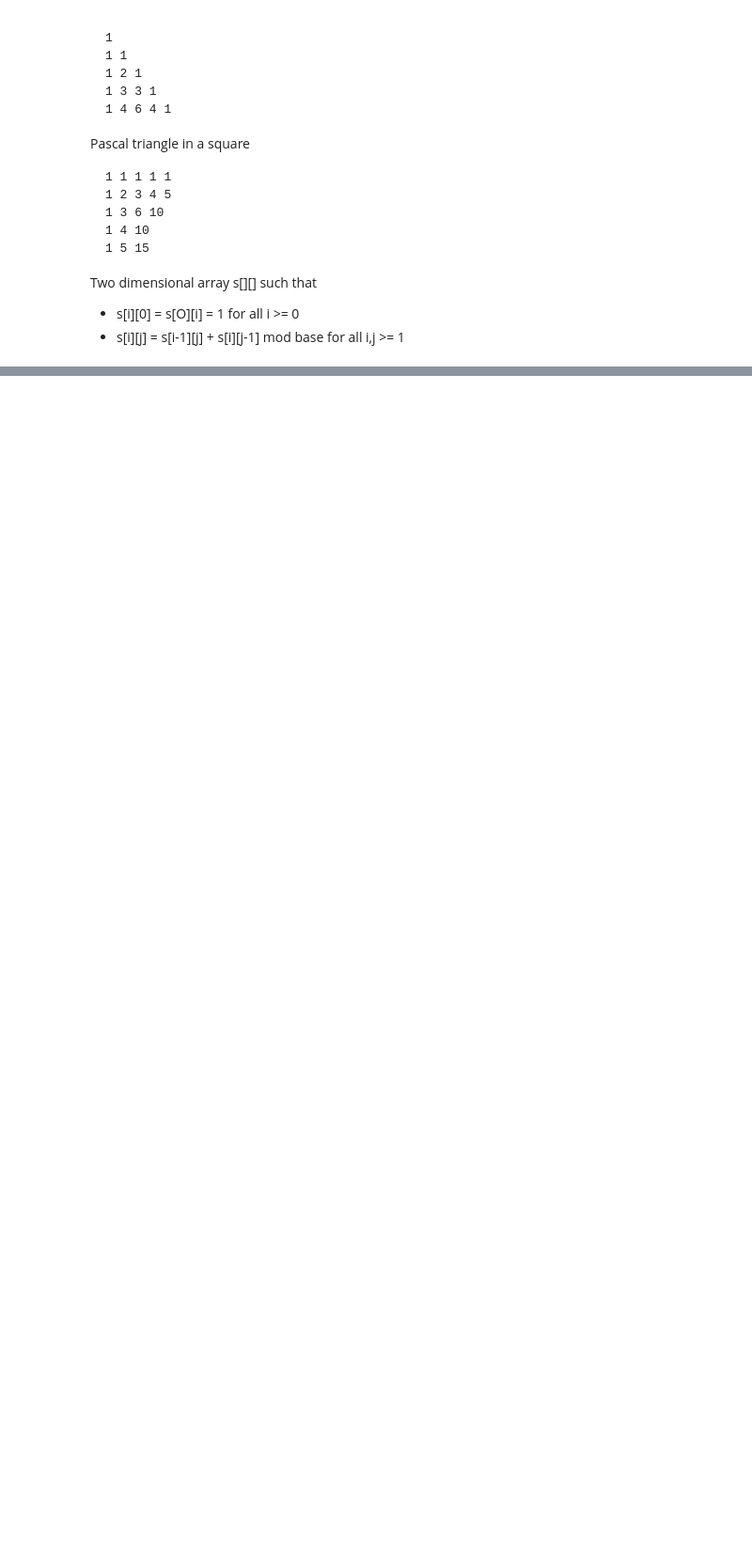
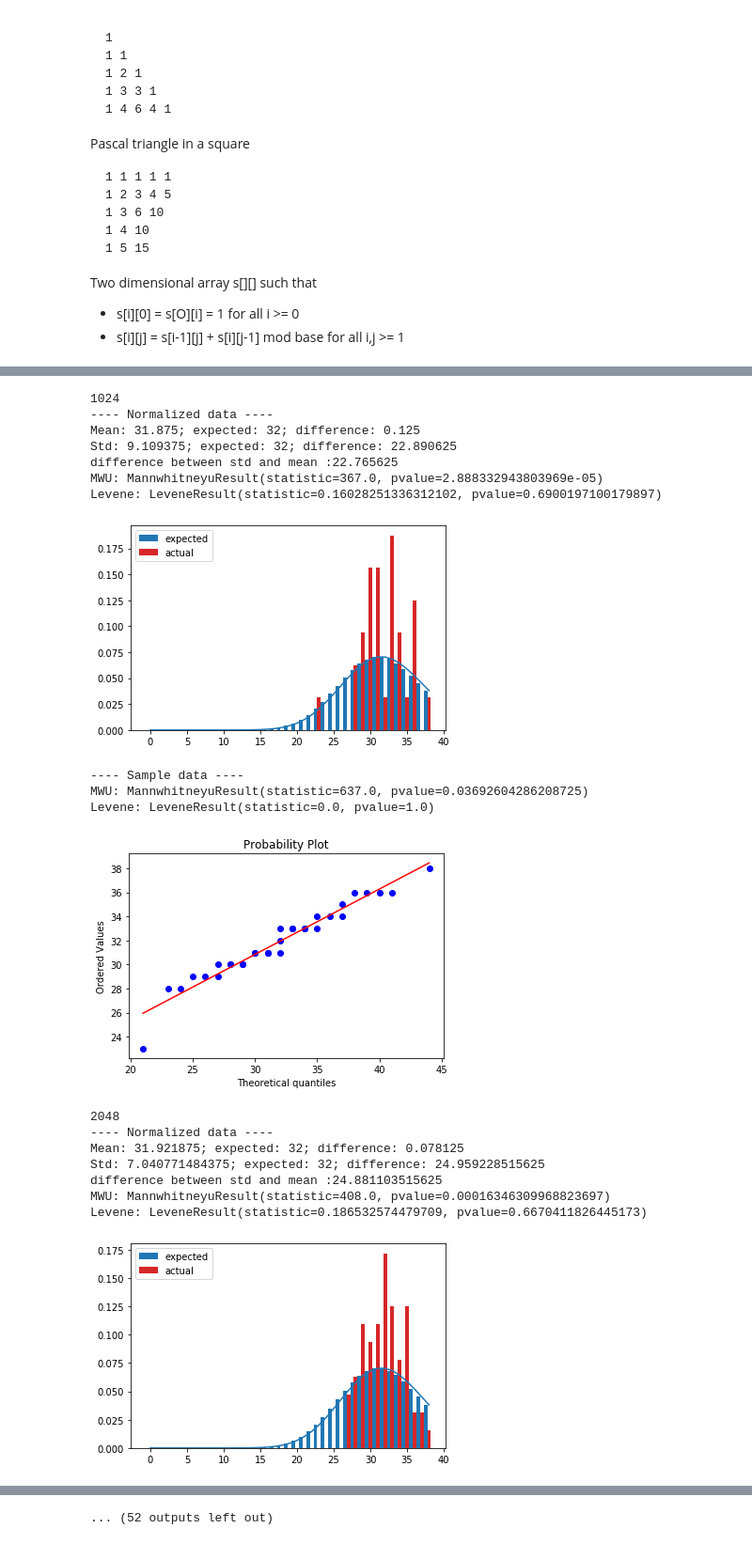
Before and after one commit to lucasputer/supernormal, a Jupyter notebook: Levin.ipynb, the cells around one changed output, grey strips where cells are left out. Shown at 94% size. Drawn from its saved outputs; the diff is of its cells as text; code cells hidden in the pictures; blank space fills up the shorter version.

```diff
--- a/Levin.ipynb
+++ b/Levin.ipynb
@@ -195,3 +373,3 @@ occurrences = get_amounts_for_first(N,lamb=lamb)
 # %%
-Ns = [2**i for i in range(10,25)]
-occs = get_amounts_for_ns(Ns)
+Ns3 = [2**i for i in range(10,26)]
+occs3 = get_amounts_for_ns(Ns3,lamb=32)
@@ -212,3 +376,26 @@ MWU: MannwhitneyuResult(statistic=94.0, pvalue=0.10330788479137654)
-# %%
-for N in Ns:
-    analize_result(occs[N])
+# %%
+for N in Ns3:
+    print(N)
+    analize_result(occs3[N],N,plot=True,l=32)
+    analize_result_2(occs3[N],plot=True,l=32)
+# %% [output]
+1024
+---- Normalized data ----
+Mean: 31.875; expected: 32; difference: 0.125
+Std: 9.109375; expected: 32; difference: 22.890625
+difference between std and mean :22.765625
+MWU: MannwhitneyuResult(statistic=367.0, pvalue=2.888332943803969e-05)
+Levene: LeveneResult(statistic=0.16028251336312102, pvalue=0.6900197100179897)
+[figure, added]
+---- Sample data ----
+MWU: MannwhitneyuResult(statistic=637.0, pvalue=0.03692604286208725)
+Levene: LeveneResult(statistic=0.0, pvalue=1.0)
+[figure, added]
+2048
+---- Normalized data ----
+Mean: 31.921875; expected: 32; difference: 0.078125
+Std: 7.040771484375; expected: 32; difference: 24.959228515625
+difference between std and mean :24.881103515625
+MWU: MannwhitneyuResult(statistic=408.0, pvalue=0.00016346309968823697)
+Levene: LeveneResult(statistic=0.186532574479709, pvalue=0.6670411826445173)
+[figure, added]
@@ -214,0 +418 @@ for N in Ns:
+... (52 outputs left out)
```
Also changed, not shown: parts of 22 cells of this notebook.
